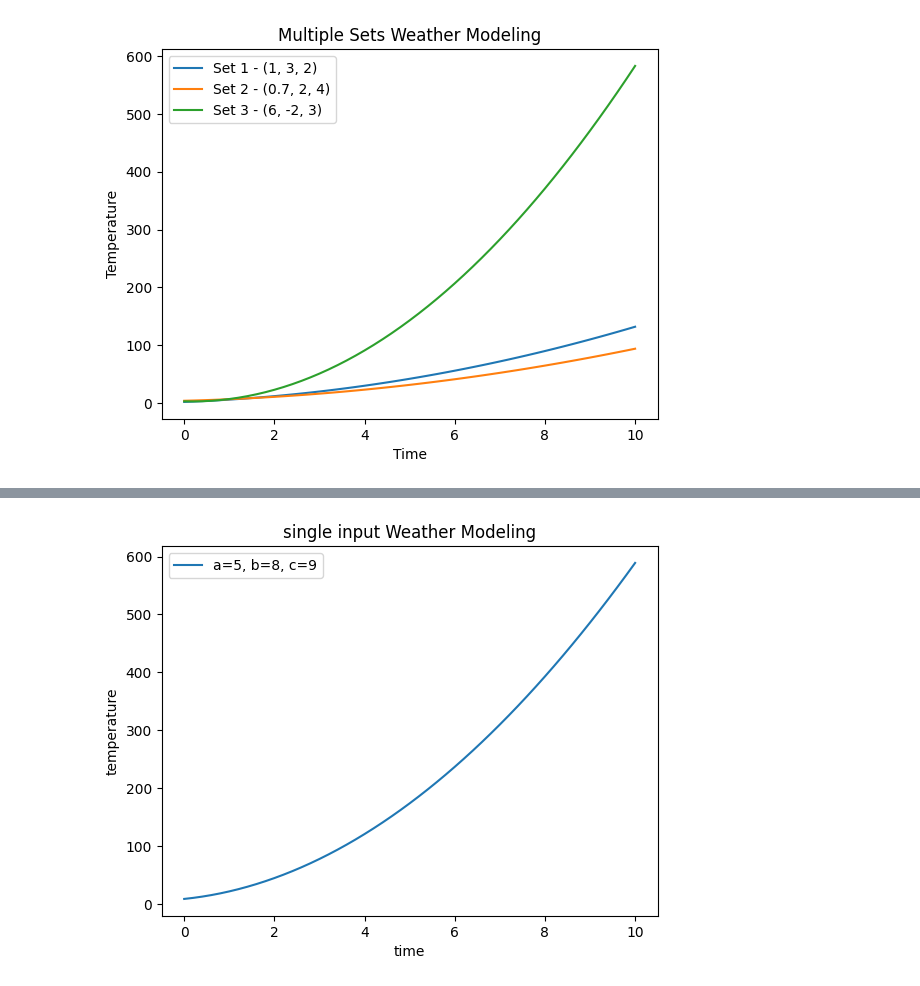
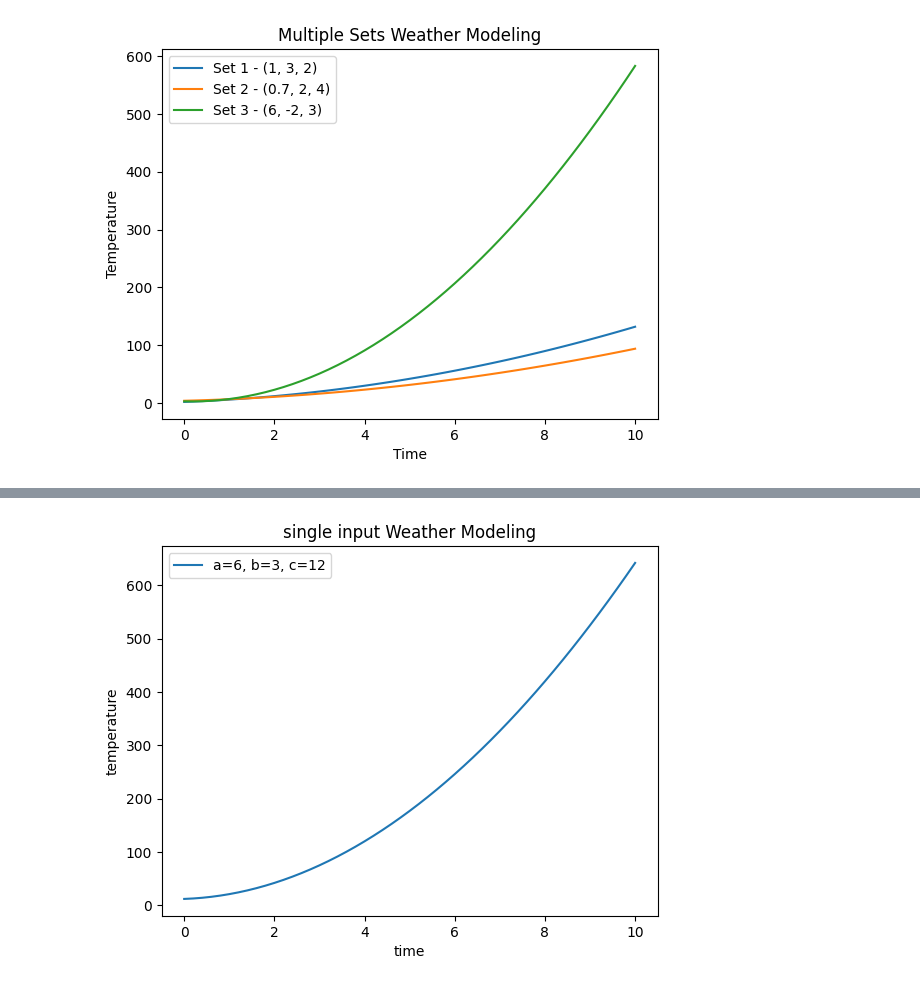
Before and after one commit to gaveshna09/SE_T1, a Jupyter notebook: Task_1.ipynb, the cells around one changed output, grey strips where cells are left out. Saved outputs shown, nothing was run; the diff lists cells and outputs as text; code cells hidden in the pictures.

```diff
--- a/Task_1.ipynb
+++ b/Task_1.ipynb
@@ -238,7 +238,7 @@ def main():
         return
 
     # Time values from 0 to 10 with step 0.2
-    time_values = np.linspace(0, 10, 51)
+    time_values = np.linspace(0, 11, 61)
 
     # Calculate temperatures using coefficients
     temperature_hardcoded = quadratic_temp_model(time_values, a, b, c)
@@ -262,32 +262,32 @@ import numpy as np
 
 def quadratic_temp_model(time, a, b, c):
     # Quadratic equation: t = at^2 + bt + c
     temperature = a * (time**2) + b * time + c
     return temperature
 
 def main():
     # Single list of coefficients [a, b, c]
-    coefficients = [5, 8, 9]
+    coefficients = [6, 3, 12]
 
 
     a, b, c = coefficients
 
 
     time_values = np.linspace(0, 10, 51)
 
     # Calculate temperatures using coefficients
     temperature_hardcoded = quadratic_temp_model(time_values, a, b, c)
 
     # Plotting
     label = f"a={a}, b={b}, c={c}"
     plt.plot(time_values, temperature_hardcoded, label=label)
 
     plt.xlabel('time')
     plt.ylabel('temperature')
     plt.legend()
     plt.title("single input Weather Modeling")
     plt.show()
 if __name__ == "__main__":
     main()
 # %% [output]
-[figure, old version]
+[figure, new version]
```
Also changed, not shown: parts of 1 cell of this notebook.
